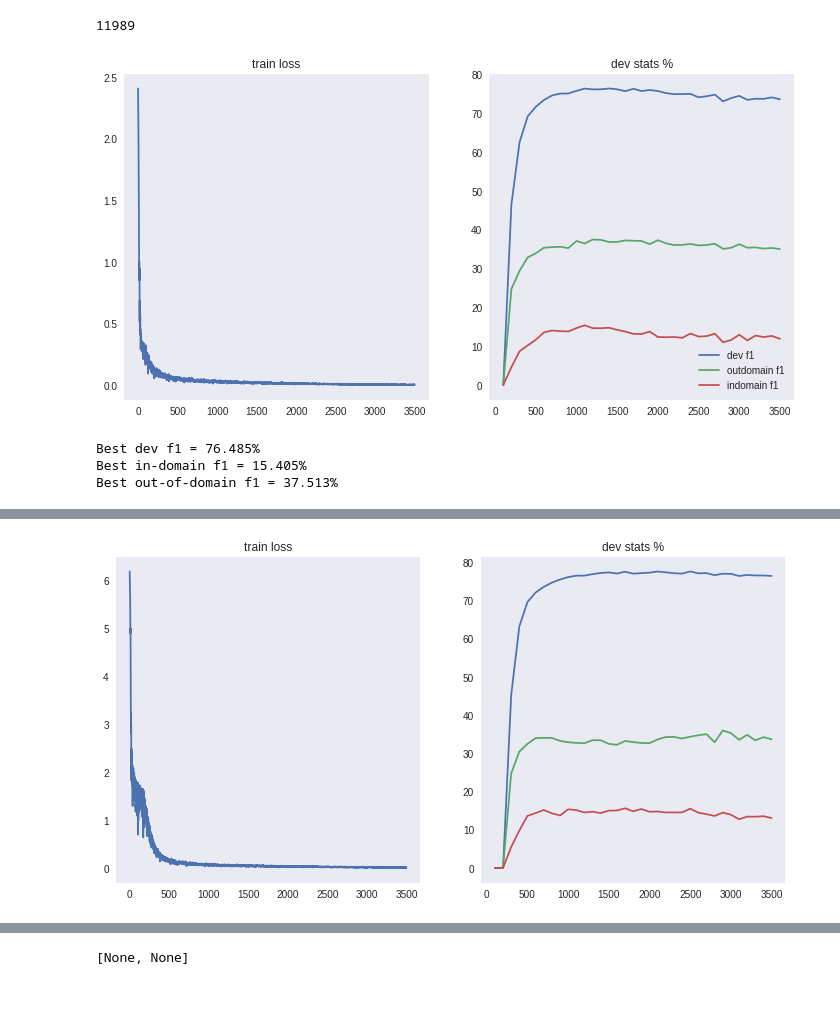
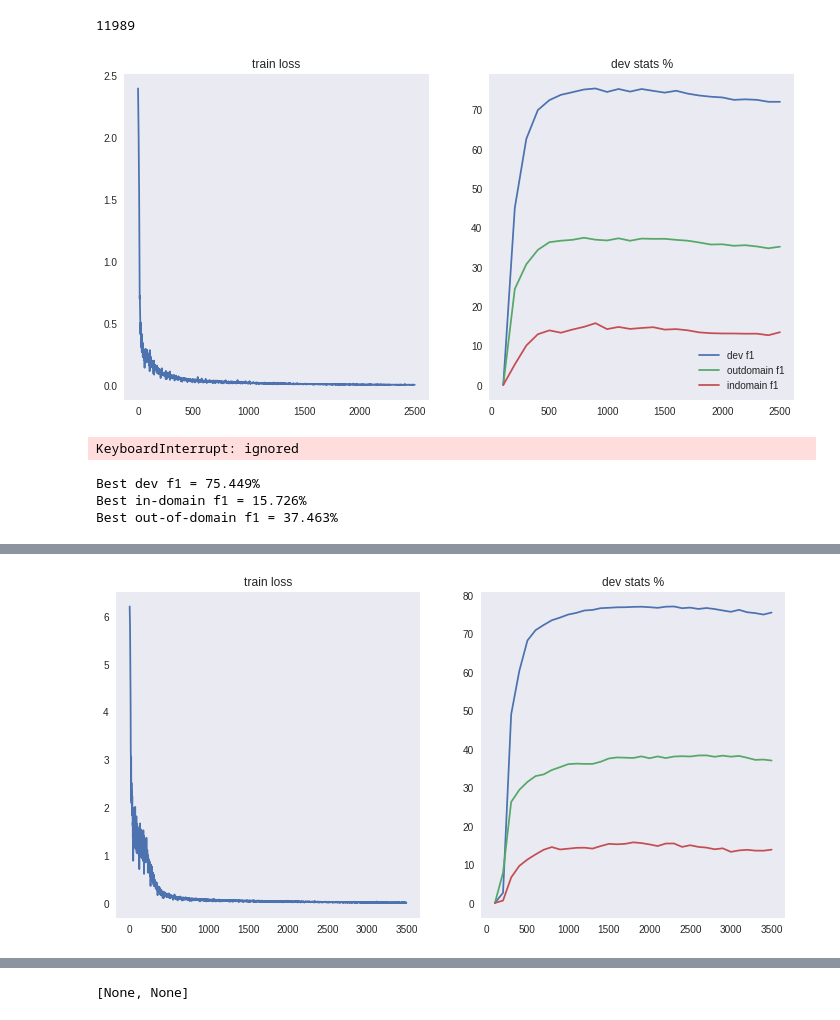
Before and after one commit to yaPhilya/nlp_course, a Jupyter notebook: week8_multitask/homework.ipynb, the cells around one changed output, grey strips where cells are left out. Saved outputs shown, nothing was run; the diff lists cells and outputs as text; code cells hidden in the pictures.

```diff
--- a/week8_multitask/homework.ipynb
+++ b/week8_multitask/homework.ipynb
@@ -321,48 +321,49 @@ len(dev_data)
 # %% [output]
 11989
 # %%
-for batch in tqdm(iterate_minibatches(train_data, batch_size=256, cycle=True, max_batches=3500)):
+for batch in tqdm(iterate_minibatches(train_data, batch_size=1024, cycle=True, max_batches=3500)):
     loss_t, _ = sess.run([trainer.loss, trainer.step],
                          {trainer.ph[key]: batch[key] for key in trainer.ph})
     loss_history.append(loss_t)
 
     if len(loss_history) % eval_every == 0:
         precision, recall, f1 = compute_stats(trainer, dev_data, vocabs, verbose=True)
         dev_stats_history.precision.append(precision)
         dev_stats_history.recall.append(recall)
         dev_stats_history.f1.append(f1)
 
         _, _, f1 = compute_stats(trainer, test_outdomain_data, vocabs, verbose=True)
         outdomain_stats_history.f1.append(f1)
 
         _, _, f1 = compute_stats(trainer, test_indomain_data, vocabs, verbose=True)
         indomain_stats_history.f1.append(f1)
 
         clear_output(True)
         plt.figure(figsize=[12, 6])
         plt.subplot(1, 2, 1)
         plt.plot(loss_history)
         plt.title('train loss'), plt.grid()
         plt.subplot(1, 2, 2)
 
         plt.plot(np.arange(1, len(dev_stats_history.f1) + 1) * eval_every, dev_stats_history.f1, label="dev f1")
         plt.plot(np.arange(1, len(outdomain_stats_history.f1) + 1) * eval_every, outdomain_stats_history.f1, label="outdomain f1")
         plt.plot(np.arange(1, len(indomain_stats_history.f1) + 1) * eval_every, indomain_stats_history.f1, label="indomain f1")
 
         plt.legend()
         plt.title('dev stats %'), plt.grid()
         plt.show()
 # %% [output]
-[figure, old version]
+[figure, new version]
+KeyboardInterrupt: ignored
 # %%
 print("Best dev f1 = %.3f%%" % max(dev_stats_history.f1),
       "\nBest in-domain f1 = %.3f%%" % max(indomain_stats_history.f1),
       "\nBest out-of-domain f1 = %.3f%%" % max(outdomain_stats_history.f1))
 assert max(dev_stats_history.f1) > 75, "you can do better"
 # %% [output]
-Best dev f1 = 76.485%
-Best in-domain f1 = 15.405%
-Best out-of-domain f1 = 37.513%
+Best dev f1 = 75.449%
+Best in-domain f1 = 15.726%
+Best out-of-domain f1 = 37.463%
 # %% [markdown]
 # Multitask model: NER + POS (1.5 points)
 
@@ -450,21 +451,21 @@ outdomain_stats_history = StatsHistory()
 
 sess.run(tf.global_variables_initializer())
 # %%
-for batch in tqdm(iterate_minibatches(train_data, cycle=True, batch_size=256, max_batches=3500)):
+for batch in tqdm(iterate_minibatches(train_data, cycle=True, batch_size=512, max_batches=3500)):
     loss_t, _ = sess.run([multitask_trainer.loss, multitask_trainer.step],
                          {multitask_trainer.ph[key]: batch[key] for key in multitask_trainer.ph})
     loss_history.append(loss_t)
 
     if len(loss_history) % 100 == 0:
-        precision, recall, f1 = compute_stats(multitask_trainer, dev_data, vocabs, batch_size=256, verbose=True)
+        precision, recall, f1 = compute_stats(multitask_trainer, dev_data, vocabs, batch_size=512, verbose=True)
         dev_stats_history.precision.append(precision)
         dev_stats_history.recall.append(recall)
         dev_stats_history.f1.append(f1)
 
-        _, _, f1 = compute_stats(multitask_trainer, test_outdomain_data, vocabs, batch_size=256, verbose=True)
+        _, _, f1 = compute_stats(multitask_trainer, test_outdomain_data, vocabs, batch_size=512, verbose=True)
         outdomain_stats_history.f1.append(f1)
 
-        _, _, f1 = compute_stats(multitask_trainer, test_indomain_data, vocabs, batch_size=256, verbose=True)
+        _, _, f1 = compute_stats(multitask_trainer, test_indomain_data, vocabs, batch_size=512, verbose=True)
         indomain_stats_history.f1.append(f1)
 
         clear_output(True)
@@ -481,7 +482,7 @@ for batch in tqdm(iterate_minibatches(train_data, cycle=True, batch_size=256, ma
         plt.title('dev stats %'), plt.grid()
         plt.show()
 # %% [output]
-[figure, old version]
+[figure, new version]
 # %%
 print("Best dev f1 = %.3f%%" % max(dev_stats_history.f1),
       "\nBest indomain f1 = %.3f%%" % max(indomain_stats_history.f1),
```
Also changed, not shown: parts of 9 cells of this notebook.
